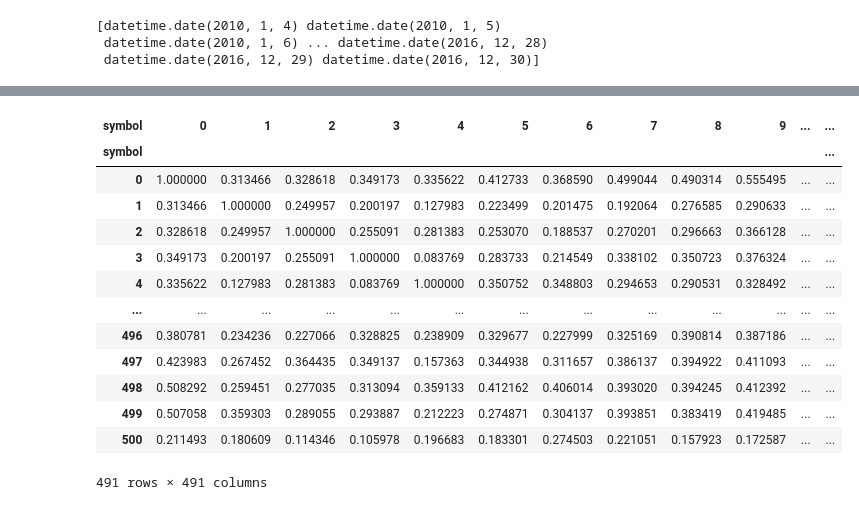
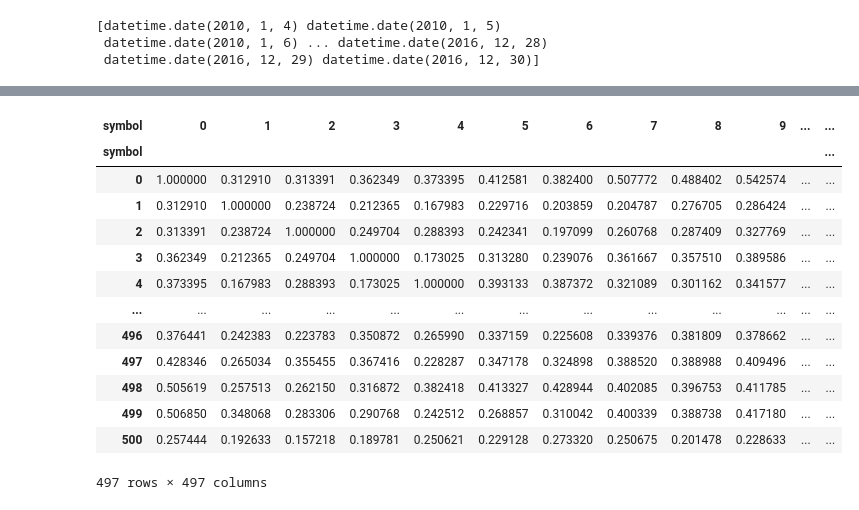
Before and after one commit to mohammadT77/NYSE-Temporal-Graph, a Jupyter notebook: static_pearson.ipynb, the cells around one changed output, grey strips where cells are left out. Cells and saved outputs as stored; diff of their text form; code cells hidden in the pictures.

```diff
--- a/static_pearson.ipynb
+++ b/static_pearson.ipynb
@@ -21,3 +17,6 @@ CORR_THRESHOLD = 0.7
+# %%
+CORR_THRESHOLD = 0.232
+TRAIN_RATE = 0.8
 # %%
 dataset_path = kagglehub.dataset_download("dgawlik/nyse")
 # %% [output]
@@ -27,8 +26,10 @@ fundamentals_pd = pd.read_csv(join_path(dataset_path,"fundamentals.csv"))
 prices_pd = pd.read_csv(join_path(dataset_path, "prices.csv"))
 prices_split_adjusted_df = pd.read_csv(join_path(dataset_path, "prices-split-adjusted.csv"))
 securities_pd = pd.read_csv(join_path(dataset_path, "securities.csv"))
+
+prices_split_adjusted_df.sort_values(by=['date', 'symbol'], inplace=True)
 # %%
-all_symbols = prices_split_adjusted_df['symbol'].sort_values().unique()
+all_symbols = prices_pd['symbol'].sort_values().unique()
 
 @cache
 def symbol_to_int(symbol: str):
@@ -36,6 +37,7 @@ def symbol_to_int(symbol: str):
 
 @cache
 def int_to_symbol(idx):
+    idx = int(idx)
     return all_symbols[idx]
 
 print("Num of symbols:", len(all_symbols))
@@ -105,21 +88,33 @@ See the caveats in the documentation: https://pandas.pydata.org/pandas-docs/stab
+# %%
+data_len = len(prices_split_adjusted_df)
+train_rate, test_rate = TRAIN_RATE, 1 - TRAIN_RATE
+
+prices_split_adjusted_df['symbol'] = prices_split_adjusted_df['symbol'].apply(lambda x: symbol_to_int(x))
+prices_split_adjusted_df['daily_change'] = (prices_split_adjusted_df['close'] - prices_split_adjusted_df['open']) / prices_split_adjusted_df['open'] * 100
+
+
+training_df = prices_split_adjusted_df[:int(train_rate * data_len)]
+test_df = prices_split_adjusted_df[int((train_rate) * data_len):]
+
+target_df = training_df
 # %%
-d = target_df.pivot(index='date', columns='symbol', values='daily_change')
+record = target_df.pivot(index='date', columns='symbol', values='daily_change')
 
-correlation_matrix = d.corr()
+correlation_matrix = record.corr()
 correlation_matrix
 # %% [output]
 | symbol | 0 | 1 | 2 | 3 | 4 | 5 | 6 | 7 | 8 | 9 | ... | ... |
 | symbol |  |  |  |  |  |  |  |  |  |  |  | ... |
-| 0 | 1.000000 | 0.313466 | 0.328618 | 0.349173 | 0.335622 | 0.412733 | 0.368590 | 0.499044 | 0.490314 | 0.555495 | ... | ... |
-| 1 | 0.313466 | 1.000000 | 0.249957 | 0.200197 | 0.127983 | 0.223499 | 0.201475 | 0.192064 | 0.276585 | 0.290633 | ... | ... |
-| 2 | 0.328618 | 0.249957 | 1.000000 | 0.255091 | 0.281383 | 0.253070 | 0.188537 | 0.270201 | 0.296663 | 0.366128 | ... | ... |
-| 3 | 0.349173 | 0.200197 | 0.255091 | 1.000000 | 0.083769 | 0.283733 | 0.214549 | 0.338102 | 0.350723 | 0.376324 | ... | ... |
-| 4 | 0.335622 | 0.127983 | 0.281383 | 0.083769 | 1.000000 | 0.350752 | 0.348803 | 0.294653 | 0.290531 | 0.328492 | ... | ... |
+| 0 | 1.000000 | 0.312910 | 0.313391 | 0.362349 | 0.373395 | 0.412581 | 0.382400 | 0.507772 | 0.488402 | 0.542574 | ... | ... |
+| 1 | 0.312910 | 1.000000 | 0.238724 | 0.212365 | 0.167983 | 0.229716 | 0.203859 | 0.204787 | 0.276705 | 0.286424 | ... | ... |
+| 2 | 0.313391 | 0.238724 | 1.000000 | 0.249704 | 0.288393 | 0.242341 | 0.197099 | 0.260768 | 0.287409 | 0.327769 | ... | ... |
+| 3 | 0.362349 | 0.212365 | 0.249704 | 1.000000 | 0.173025 | 0.313280 | 0.239076 | 0.361667 | 0.357510 | 0.389586 | ... | ... |
+| 4 | 0.373395 | 0.167983 | 0.288393 | 0.173025 | 1.000000 | 0.393133 | 0.387372 | 0.321089 | 0.301162 | 0.341577 | ... | ... |
 | ... | ... | ... | ... | ... | ... | ... | ... | ... | ... | ... | ... | ... |
-| 496 | 0.380781 | 0.234236 | 0.227066 | 0.328825 | 0.238909 | 0.329677 | 0.227999 | 0.325169 | 0.390814 | 0.387186 | ... | ... |
-| 497 | 0.423983 | 0.267452 | 0.364435 | 0.349137 | 0.157363 | 0.344938 | 0.311657 | 0.386137 | 0.394922 | 0.411093 | ... | ... |
-| 498 | 0.508292 | 0.259451 | 0.277035 | 0.313094 | 0.359133 | 0.412162 | 0.406014 | 0.393020 | 0.394245 | 0.412392 | ... | ... |
-| 499 | 0.507058 | 0.359303 | 0.289055 | 0.293887 | 0.212223 | 0.274871 | 0.304137 | 0.393851 | 0.383419 | 0.419485 | ... | ... |
-| 500 | 0.211493 | 0.180609 | 0.114346 | 0.105978 | 0.196683 | 0.183301 | 0.274503 | 0.221051 | 0.157923 | 0.172587 | ... | ... |
+| 496 | 0.376441 | 0.242383 | 0.223783 | 0.350872 | 0.265990 | 0.337159 | 0.225608 | 0.339376 | 0.381809 | 0.378662 | ... | ... |
+| 497 | 0.428346 | 0.265034 | 0.355455 | 0.367416 | 0.228287 | 0.347178 | 0.324898 | 0.388520 | 0.388988 | 0.409496 | ... | ... |
+| 498 | 0.505619 | 0.257513 | 0.262150 | 0.316872 | 0.382418 | 0.413327 | 0.428944 | 0.402085 | 0.396753 | 0.411785 | ... | ... |
+| 499 | 0.506850 | 0.348068 | 0.283306 | 0.290768 | 0.242512 | 0.268857 | 0.310042 | 0.400339 | 0.388738 | 0.417180 | ... | ... |
+| 500 | 0.257444 | 0.192633 | 0.157218 | 0.189781 | 0.250621 | 0.229128 | 0.273320 | 0.250675 | 0.201478 | 0.228633 | ... | ... |
-491 rows × 491 columns
+497 rows × 497 columns
 # %%
```
Also changed, not shown: parts of 9 cells of this notebook.
